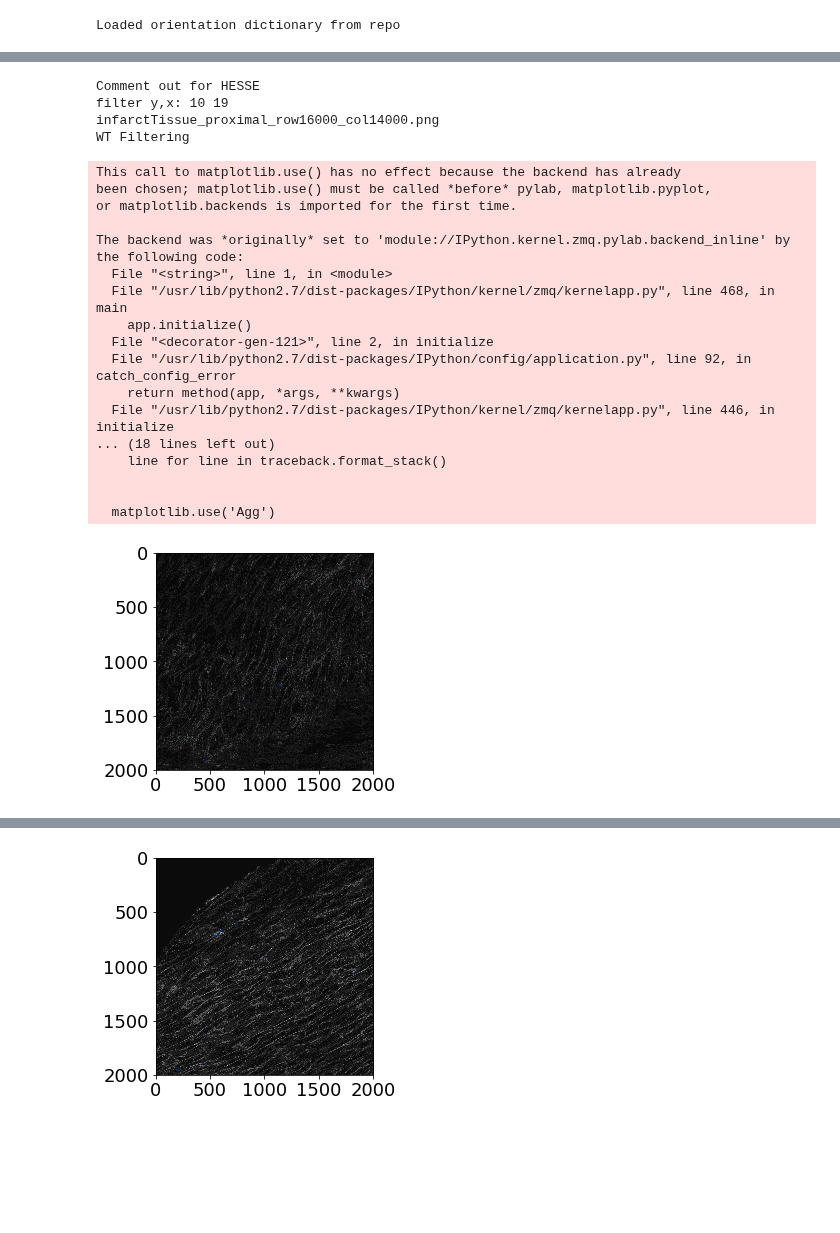
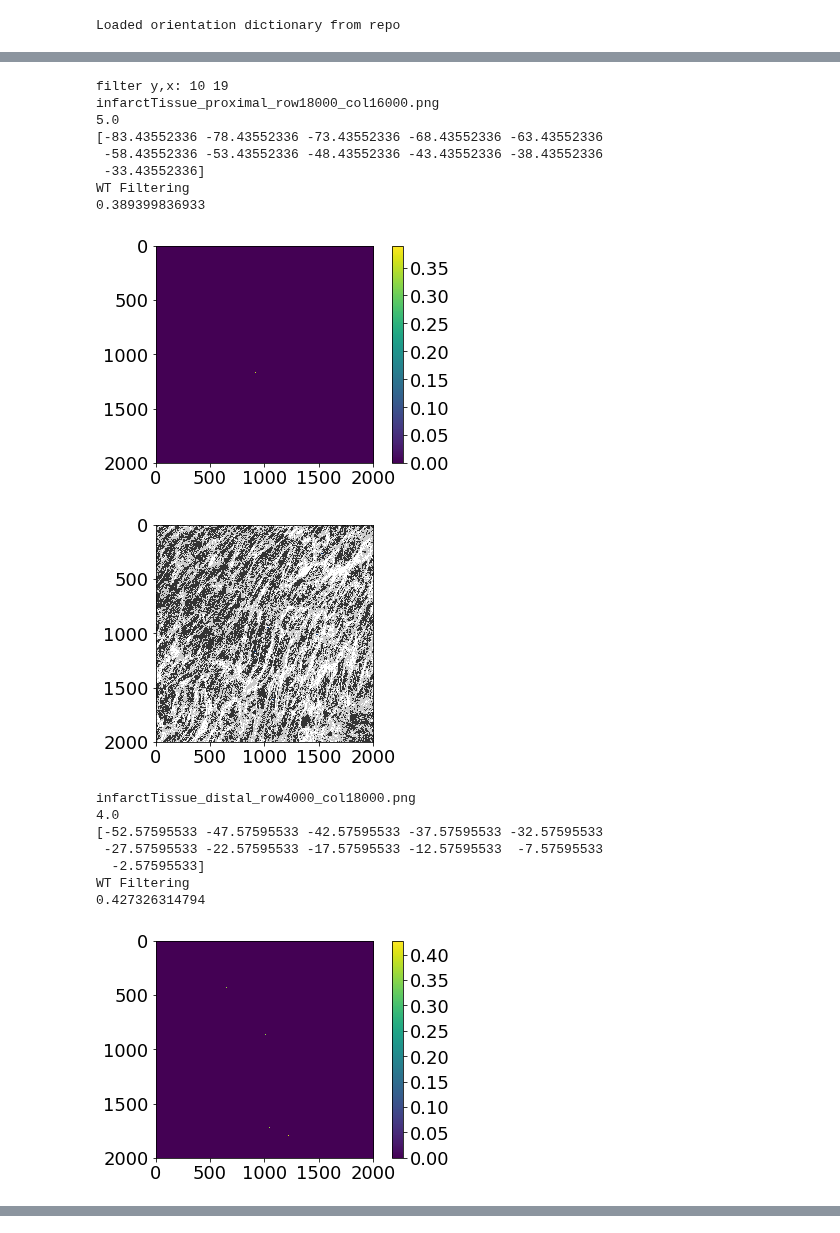
Before and after one commit to huskeypm/gpu_detect, a Jupyter notebook: bootstrapDataPrepper.ipynb, the cells around one changed output, grey strips where cells are left out. Drawn from its saved outputs; the diff is of its cells as text; code cells hidden in the pictures; blank space fills up the shorter version.

Commit message:
Committing last change to repo. This was updates to the preprocessign routine

```diff
--- a/bootstrapDataPrepper.ipynb
+++ b/bootstrapDataPrepper.ipynb
@@ -66,8 +112,8 @@ Applying CLAHE to Myocyte
 # %% [markdown]
 ### scale image intensity s.t. we can actually see the images
 # %%
-tissueMax = np.max(grayScaleTissue)
-print tissueMax
-grayScaleTissue = grayScaleTissue.astype(np.float32)
-grayScaleTissue *= 255. / float(tissueMax)
-grayScaleTissue = grayScaleTissue.astype(np.uint8)
+#tissueMax = np.max(grayScaleTissue)
+#print tissueMax
+#grayScaleTissue = grayScaleTissue.astype(np.float32)
+#grayScaleTissue *= 255. / float(tissueMax)
+#grayScaleTissue = grayScaleTissue.astype(np.uint8)
@@ -284,8 +332,8 @@ N Proximal: 16
 # %% [markdown]
 ### Now we orient the images
 # %%
-preprocessImages = False
-if preprocessImages:
+orientImages = False
+if orientImages:
     import os
     import util
     import preprocessing as pp
@@ -294,13 +342,15 @@ if preprocessImages:
         if "infarctTissue" in name:
             img = util.ReadImg(name)#.astype(np.float32)
             #img /= tissueMax
+            print name
             _, dOffCenter = pp.reorient(img)
             orientationDict[name] = dOffCenter
-    with open('./infarctedTissue_OrientationDictionary.pkl') as f:
+            print ""
+    with open('./infarctedTissue_OrientationDictionary.pkl','w') as f:
         pickle.dump(orientationDict,f)
     print "Preprocessed all images"
 else:
-    with open('./infarctedTissue_OrientationDictionary.pkl') as blah:
+    with open('./infarctedTissue_OrientationDictionary.pkl','r') as blah:
         orientationDict = pickle.load(blah)
     print "Loaded orientation dictionary from repo"
 # %% [output]
@@ -308,3 +360,10 @@ Loaded orientation dictionary from repo
+# %%
+finalOrientationDict = {}
+
+cellNames = distalNames + proximalNames
+for name,value in orientationDict.iteritems():
+    if name in cellNames:
+        finalOrientationDict[name] = value
 # %%
 inputs = empty()
 inputs.useGPU = False
@@ -314,66 +373,74 @@ ltFilterName = "./myoimages/LongitudinalFilter.png"
 lossFilterName = "./myoimages/LossFilter.png"
 returnAngles = True
 
+### scalar for scaling the intensity. This is just using the clip limit that we imposed earlier
+tissueMax = float(ceilingValue)
+
 import painter
 import display_util as du
 import myocyteFigs as mF
+import util
 
 ttFilter = util.LoadFilter(ttFilterName)
 ttY,ttX = util.measureFilterDimensions(ttFilter)
 
 proximalMeans = []
 distalMeans = []
-for name in os.listdir('./'):
+for name,degreesOffCenter in finalOrientationDict.iteritems():
     if 'infarctTissue' in name:
         print name
         img = util.ReadImg(name).astype(np.float32)
+        #print np.max(img)
         img /= tissueMax
         inputs.imgOrig = img
 
         # to account for rotations
         degreesOffCenter = orientationDict[name]
         iters = [-25,-20,-15,-10,-5,0,5,10,15,20,25] - degreesOffCenter
+        print iters
 
         ### do filtering for content
         WTresults = mF.WT_Filtering(inputs,iters,ttFilterName,ttPunishmentName,None,None,returnAngles)
+        print np.max(WTresults.stackedHits)
+
+        plt.figure()
+        plt.imshow(WTresults.stackedHits)
+        plt.colorbar()
+        plt.show()
 
         WT_hits = painter.doLabel(WTresults,dx=ttX,dy=ttY,thresh=0)
 
-        du.StackGrayBlueAlpha(img,WT_hits)
+        du.StackGrayRedAlpha(img,WT_hits)
         plt.show()
 
         WT_hits[WT_hits != 0] = 1
         if 'proximal' in name:
             proximalMeans.append(np.mean(WT_hits))
         else:
             distalMeans.append(np.mean(WT_hits))
 print "Proximal Means", proximalMeans
 print "Distal Means",distalMeans
 
 print "Proximal Average Mean",np.mean(proximalMeans)
 print "Proximal Std Dev",np.std(proximalMeans)
 print "Distal Average Mean",np.mean(distalMeans)
 print "Distal Std Dev",np.std(distalMeans)
 # %% [output]
-Comment out for HESSE
 filter y,x: 10 19
-infarctTissue_proximal_row16000_col14000.png
+infarctTissue_proximal_row18000_col16000.png
+5.0
+[-83.43552336 -78.43552336 -73.43552336 -68.43552336 -63.43552336
+ -58.43552336 -53.43552336 -48.43552336 -43.43552336 -38.43552336
+ -33.43552336]
 WT Filtering
+0.389399836933
+[figure, new version]
+[figure, new version]
-This call to matplotlib.use() has no effect because the backend has already
-been chosen; matplotlib.use() must be called *before* pylab, matplotlib.pyplot,
-or matplotlib.backends is imported for the first time.
-
-The backend was *originally* set to 'module://IPython.kernel.zmq.pylab.backend_inline' by the following code:
-  File "<string>", line 1, in <module>
-  File "/usr/lib/python2.7/dist-packages/IPython/kernel/zmq/kernelapp.py", line 468, in main
-    app.initialize()
-  File "<decorator-gen-121>", line 2, in initialize
-  File "/usr/lib/python2.7/dist-packages/IPython/config/application.py", line 92, in catch_config_error
-    return method(app, *args, **kwargs)
-  File "/usr/lib/python2.7/dist-packages/IPython/kernel/zmq/kernelapp.py", line 446, in initialize
-... (18 lines left out)
-    line for line in traceback.format_stack()
-
-
-  matplotlib.use('Agg')
+infarctTissue_distal_row4000_col18000.png
+4.0
+[-52.57595533 -47.57595533 -42.57595533 -37.57595533 -32.57595533
+ -27.57595533 -22.57595533 -17.57595533 -12.57595533  -7.57595533
+  -2.57595533]
+WT Filtering
+0.427326314794
-[figure, old version]
+[figure, new version]
@@ -382 +454,0 @@ WT Filtering
-[figure, old version]
```
Also changed, not shown: parts of 19 cells of this notebook.
